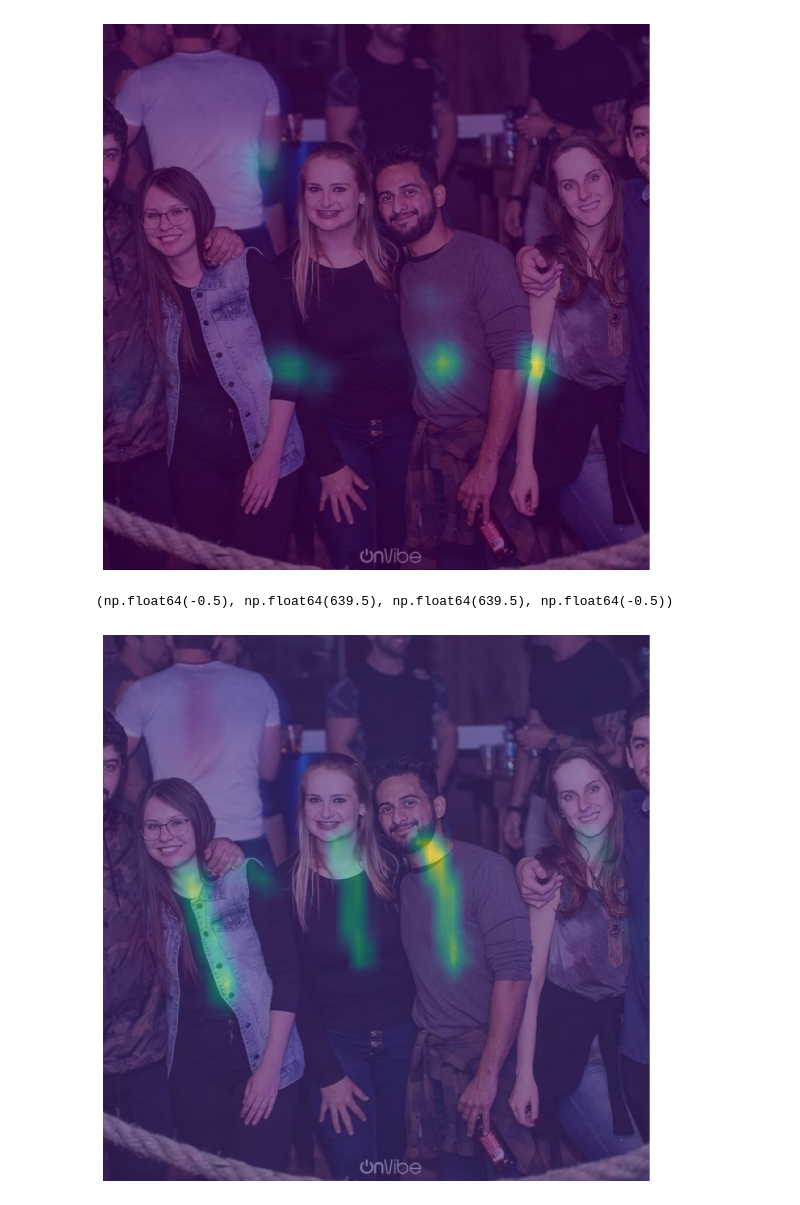
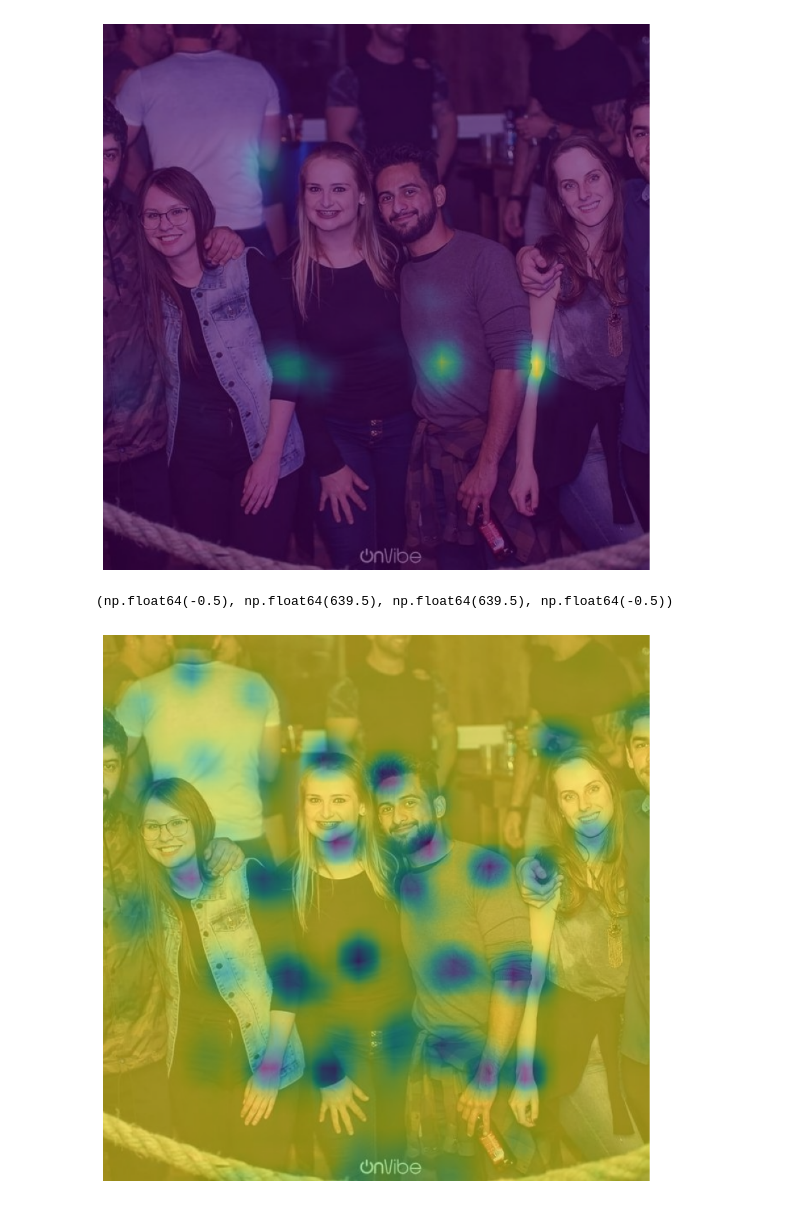
Before and after one commit to HenriqueScian1/Mapa-de-Calor, a Jupyter notebook: Mapa_de_Calor.ipynb, the cells around one changed output. Cells and saved outputs as stored; diff of their text form; code cells hidden in the pictures.

```diff
--- a/Mapa_de_Calor.ipynb
+++ b/Mapa_de_Calor.ipynb
@@ -114,13 +114,13 @@ plt.axis("off")
 (np.float64(-0.5), np.float64(639.5), np.float64(639.5), np.float64(-0.5))
 [figure]
 # %%
-ponto = 30
+ponto = 15
 mapa_confianca = saida[0, ponto, :, :]
 mapa_confianca = cv2.resize(mapa_confianca, (imagem_largura, imagem_altura))
 plt.figure(figsize = [14, 10])
 plt.imshow(cv2.cvtColor(imagem, cv2.COLOR_BGR2RGB))
 plt.imshow(mapa_confianca, alpha = 0.6)
 plt.axis("off")
 # %% [output]
 (np.float64(-0.5), np.float64(639.5), np.float64(639.5), np.float64(-0.5))
-[figure, old version]
+[figure, new version]
```
Also changed, not shown: parts of 1 cell of this notebook.
